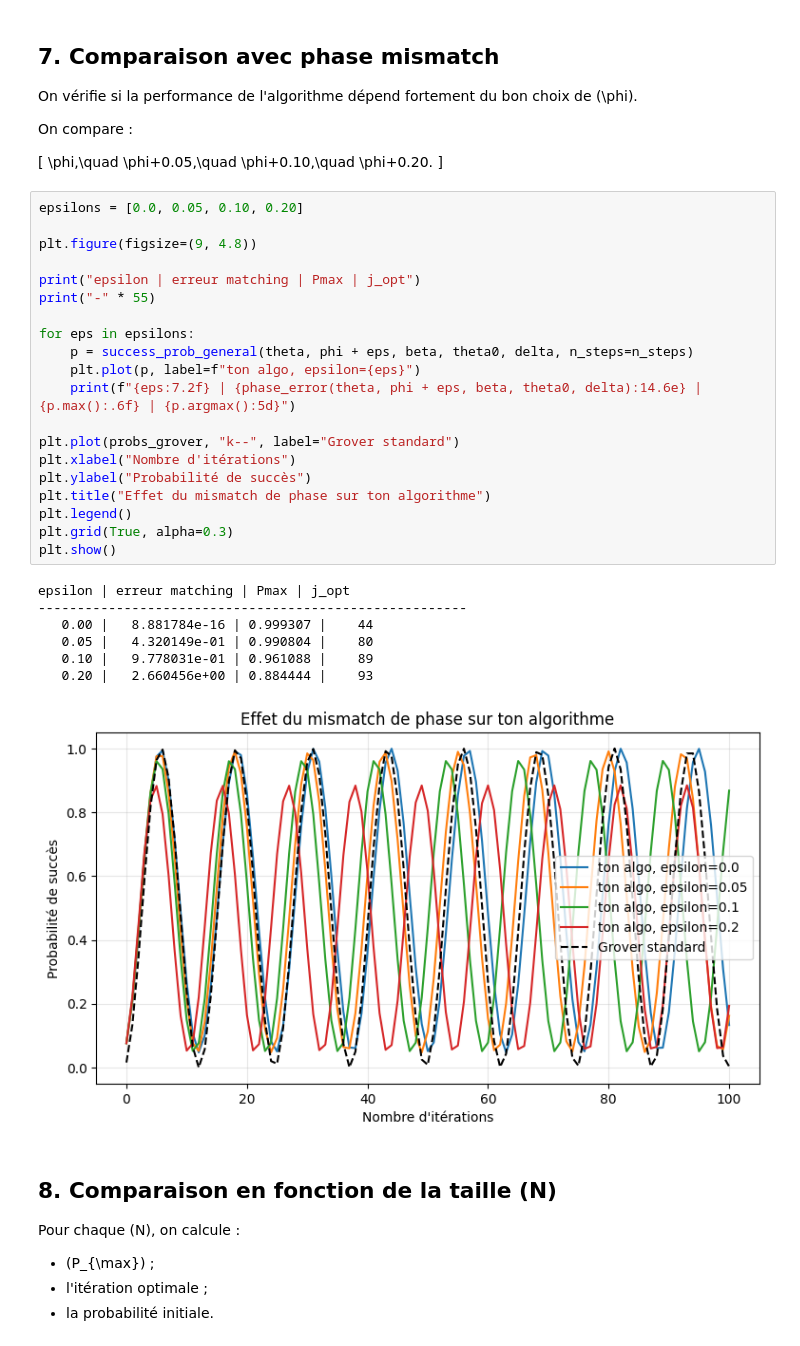
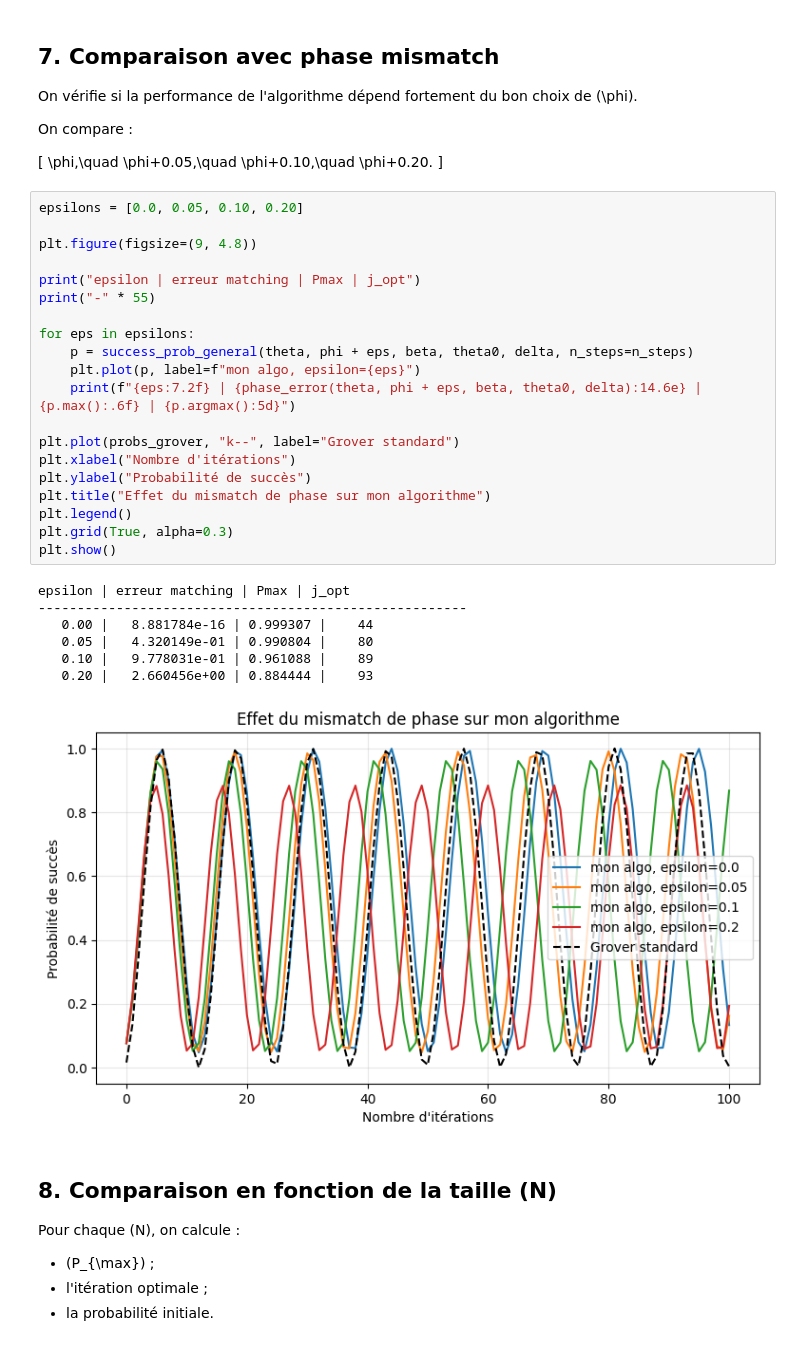
Before and after one commit to lilound/ptir_quantum, a Jupyter notebook: algo_anna.ipynb, the cells around one changed output. Saved outputs shown, nothing was run; the diff lists cells and outputs as text.

```diff
--- a/algo_anna.ipynb
+++ b/algo_anna.ipynb
@@ -276,31 +276,31 @@ On compare :
 # %%
 epsilons = [0.0, 0.05, 0.10, 0.20]
 
 plt.figure(figsize=(9, 4.8))
 
 print("epsilon | erreur matching | Pmax | j_opt")
 print("-" * 55)
 
 for eps in epsilons:
     p = success_prob_general(theta, phi + eps, beta, theta0, delta, n_steps=n_steps)
-    plt.plot(p, label=f"ton algo, epsilon={eps}")
+    plt.plot(p, label=f"mon algo, epsilon={eps}")
     print(f"{eps:7.2f} | {phase_error(theta, phi + eps, beta, theta0, delta):14.6e} | {p.max():.6f} | {p.argmax():5d}")
 
 plt.plot(probs_grover, "k--", label="Grover standard")
 plt.xlabel("Nombre d'itérations")
 plt.ylabel("Probabilité de succès")
-plt.title("Effet du mismatch de phase sur ton algorithme")
+plt.title("Effet du mismatch de phase sur mon algorithme")
 plt.legend()
 plt.grid(True, alpha=0.3)
 plt.show()
 # %% [output]
 epsilon | erreur matching | Pmax | j_opt
 -------------------------------------------------------
    0.00 |   8.881784e-16 | 0.999307 |    44
    0.05 |   4.320149e-01 | 0.990804 |    80
    0.10 |   9.778031e-01 | 0.961088 |    89
    0.20 |   2.660456e+00 | 0.884444 |    93
-[figure, old version]
+[figure, new version]
 # %% [markdown]
 ## 8. Comparaison en fonction de la taille \(N\)
 
```
Also changed, not shown: parts of 7 cells of this notebook, 5 other files.
